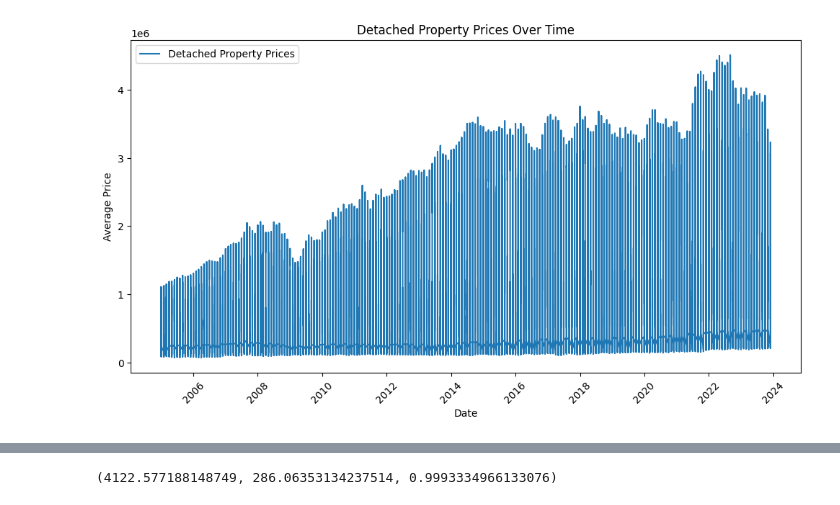
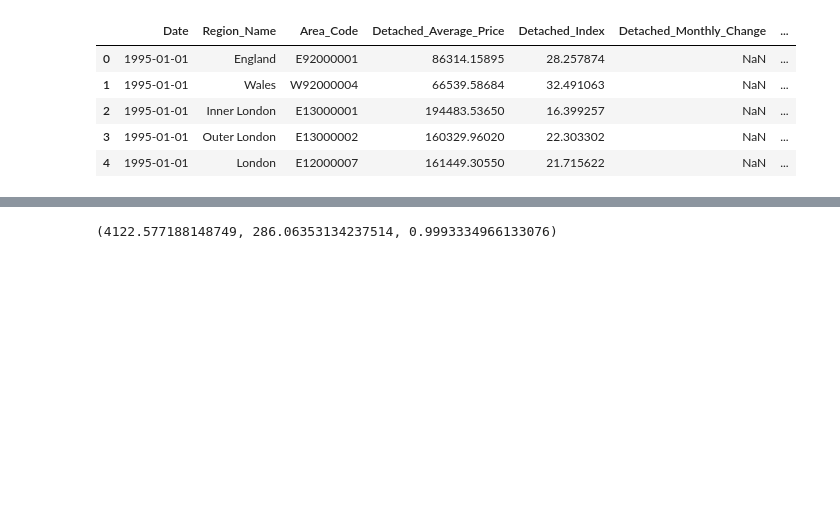
Before and after one commit to Piripack/House-price-prediction, a Jupyter notebook: Predictive_Modeling_for_House_Prices.ipynb, the cells around one changed output, grey strips where cells are left out. Cells and saved outputs as stored; diff of their text form; code cells hidden in the pictures; blank space fills up the shorter version.

```diff
--- a/Predictive_Modeling_for_House_Prices.ipynb
+++ b/Predictive_Modeling_for_House_Prices.ipynb
@@ -184,14 +105,16 @@ Here, we engineer additional features, such as rolling averages, to capture tren
-# %%
-import matplotlib.pyplot as plt
-
-# Plot the distribution of average prices over time for the 'Detached_Average_Price'
-plt.figure(figsize=(12, 6))
-plt.plot(df_cleaned['Date'], df_cleaned['Detached_Average_Price'], label='Detached Property Prices')
-plt.title('Detached Property Prices Over Time')
-plt.xlabel('Date')
-plt.ylabel('Average Price')
-plt.legend()
-plt.xticks(rotation=45)
-plt.show()
-# %% [output]
-[figure, removed]
+# %%
+import pandas as pd
+
+# Load the dataset
+file_path = 'Average-prices-Property-Type-2023-12.csv'
+df = pd.read_csv(file_path)
+
+# Show the first few rows of the dataset to understand its structure
+df.head()
+# %% [output]
+|  | Date | Region_Name | Area_Code | Detached_Average_Price | Detached_Index | Detached_Monthly_Change | ... |
+| 0 | 1995-01-01 | England | E92000001 | 86314.15895 | 28.257874 | NaN | ... |
+| 1 | 1995-01-01 | Wales | W92000004 | 66539.58684 | 32.491063 | NaN | ... |
+| 2 | 1995-01-01 | Inner London | E13000001 | 194483.53650 | 16.399257 | NaN | ... |
+| 3 | 1995-01-01 | Outer London | E13000002 | 160329.96020 | 22.303302 | NaN | ... |
+| 4 | 1995-01-01 | London | E12000007 | 161449.30550 | 21.715622 | NaN | ... |
```
Also changed, not shown: parts of 23 cells of this notebook.
